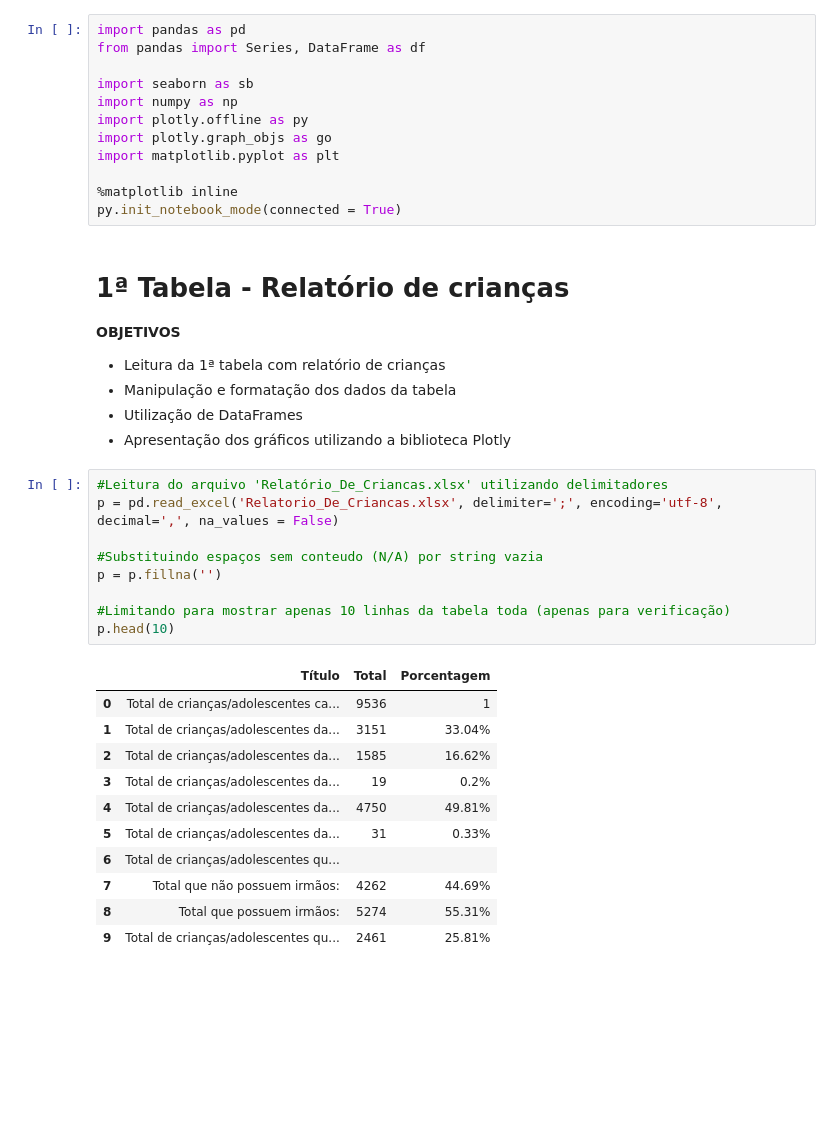
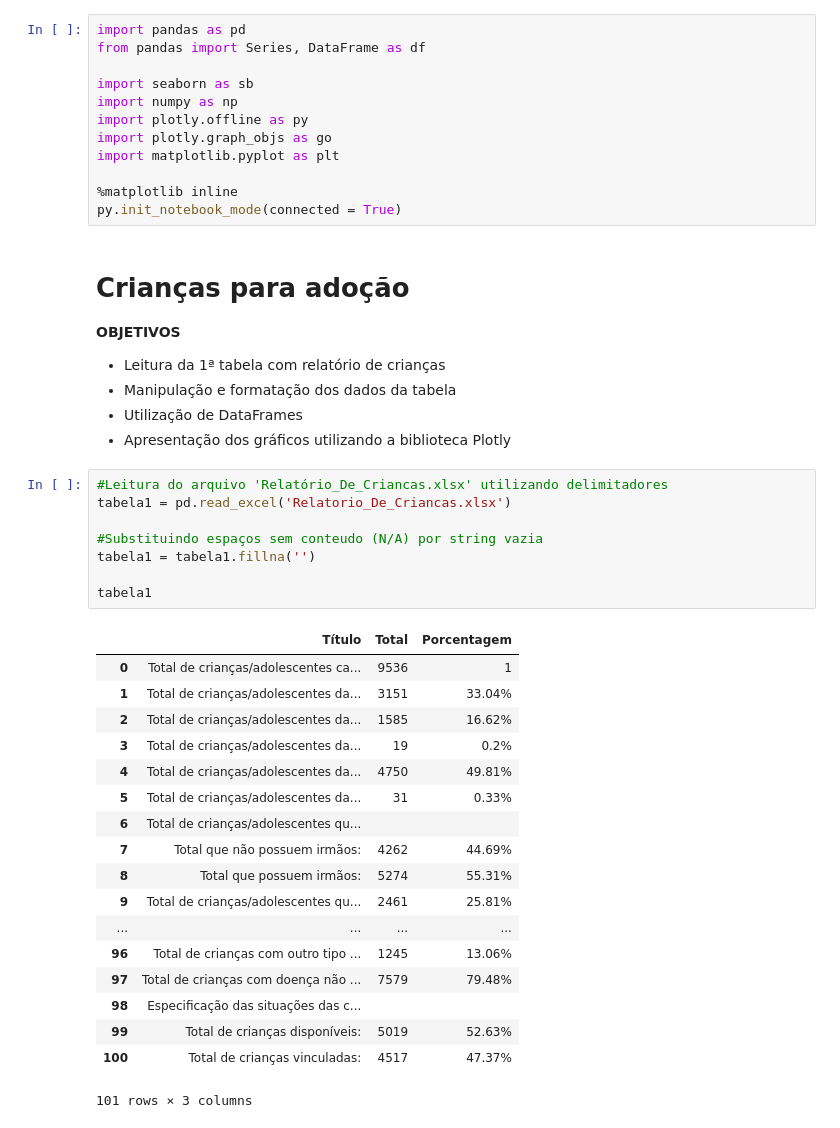
Before and after one commit to little-tabu/Analise_Dados_CNA, a Jupyter notebook: Adocao.ipynb, the cells around one changed output. Saved outputs shown, nothing was run; the diff lists cells and outputs as text; blank space fills up the shorter version.

```diff
--- a/Adocao.ipynb
+++ b/Adocao.ipynb
@@ -17,7 +25,7 @@ import matplotlib.pyplot as plt
 py.init_notebook_mode(connected = True)
 # %% [markdown]
 
-1ª Tabela - Relatório de crianças
+Crianças para adoção
 ==================
 
 **OBJETIVOS**
@@ -28,24 +36,30 @@ py.init_notebook_mode(connected = True)
 * Apresentação dos gráficos utilizando a biblioteca Plotly
 # %%
 #Leitura do arquivo 'Relatório_De_Criancas.xlsx' utilizando delimitadores
-p = pd.read_excel('Relatorio_De_Criancas.xlsx', delimiter=';', encoding='utf-8', decimal=',', na_values = False)
+tabela1 = pd.read_excel('Relatorio_De_Criancas.xlsx')
 
 #Substituindo espaços sem conteudo (N/A) por string vazia
-p = p.fillna('')
+tabela1 = tabela1.fillna('')
 
-#Limitando para mostrar apenas 10 linhas da tabela toda (apenas para verificação)
-p.head(10)
+tabela1
 # %% [output]
 |  | Título | Total | Porcentagem |
 | 0 | Total de crianças/adolescentes ca... | 9536 | 1 |
 | 1 | Total de crianças/adolescentes da... | 3151 | 33.04% |
 | 2 | Total de crianças/adolescentes da... | 1585 | 16.62% |
 | 3 | Total de crianças/adolescentes da... | 19 | 0.2% |
 | 4 | Total de crianças/adolescentes da... | 4750 | 49.81% |
 | 5 | Total de crianças/adolescentes da... | 31 | 0.33% |
 | 6 | Total de crianças/adolescentes qu... |  |  |
 | 7 | Total que não possuem irmãos: | 4262 | 44.69% |
 | 8 | Total que possuem irmãos: | 5274 | 55.31% |
 | 9 | Total de crianças/adolescentes qu... | 2461 | 25.81% |
+| ... | ... | ... | ... |
+| 96 | Total de crianças com outro tipo ... | 1245 | 13.06% |
+| 97 | Total de crianças com doença não ... | 7579 | 79.48% |
+| 98 | Especificação das situações das c... |  |  |
+| 99 | Total de crianças disponíveis: | 5019 | 52.63% |
+| 100 | Total de crianças vinculadas: | 4517 | 47.37% |
+101 rows × 3 columns
 # %%
 #Criando um dataframe da tabela em uma posição específica
```
Also changed, not shown: parts of 20 cells of this notebook.
